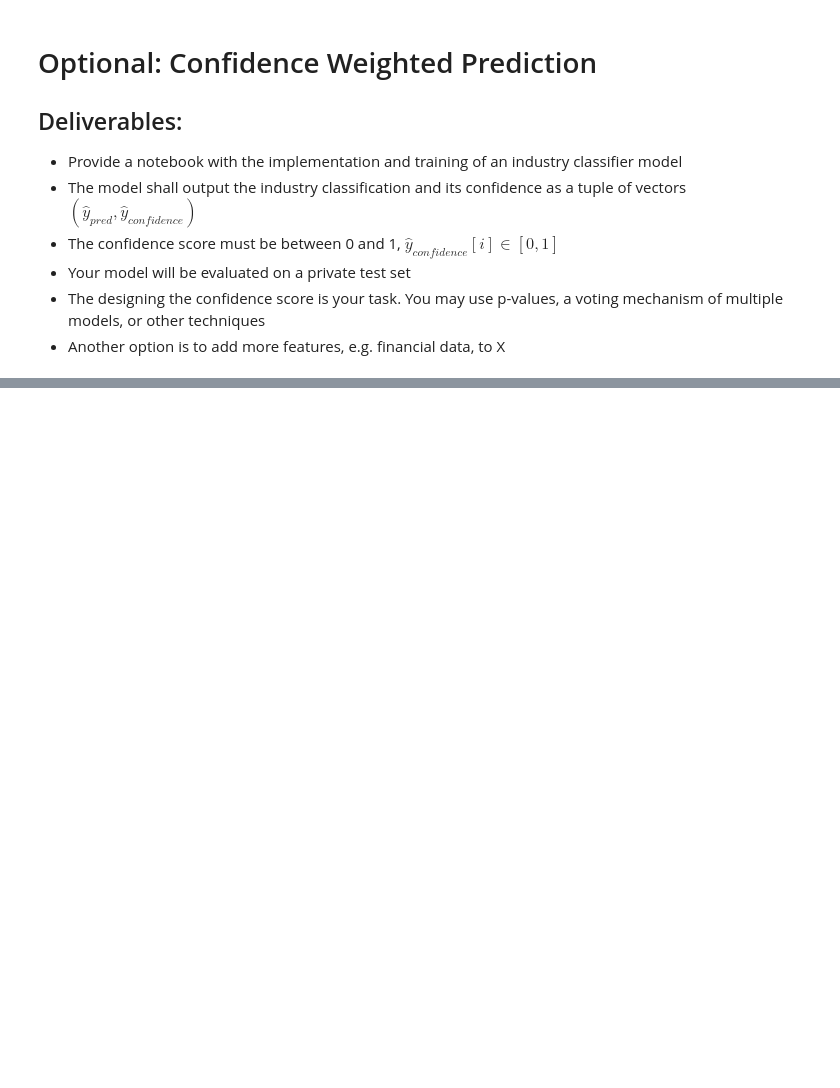
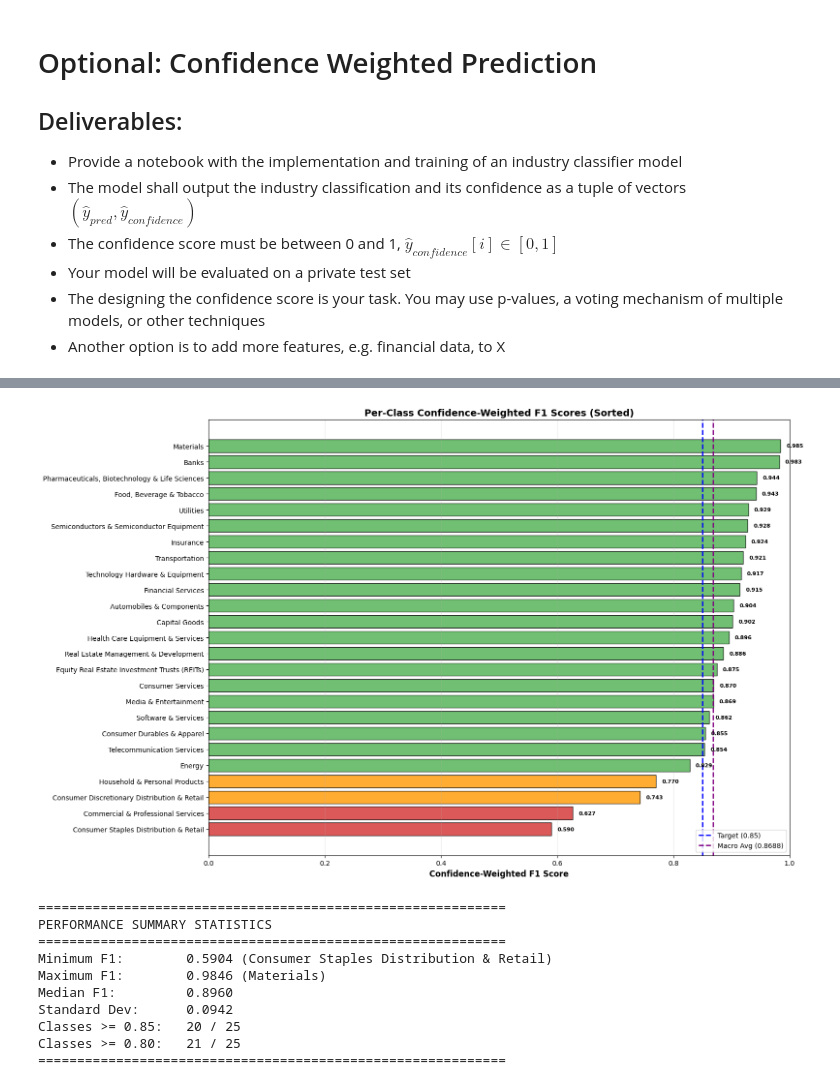
Before and after one commit to DaryaTereshchenko/FDS-Practicals, a Jupyter notebook: code_skeleton_industry_classification.ipynb, the cells around one changed output, grey strips where cells are left out. Drawn from its saved outputs; the diff is of its cells as text; code cells hidden in the pictures; blank space fills up the shorter version.

```diff
--- a/code_skeleton_industry_classification.ipynb
+++ b/code_skeleton_industry_classification.ipynb
@@ -1050,10 +1011,10 @@ class HybridEnsembleClassifier:
 # %%
 def run_complete_pipeline(df_train, df_val, df_financial, label_encoder):
     """
-    Complete end-to-end pipeline with industry-aware preprocessing
+    Speed-optimized pipeline
     """
     print("\n" + "="*60)
-    print("STARTING ENHANCED PIPELINE WITH INDUSTRY-AWARE IMPUTATION")
+    print("STARTING SPEED-OPTIMIZED PIPELINE")
     print("="*60 + "\n")
 
     # Step 1: Merge datasets
@@ -1104,9 +1065,9 @@ def run_complete_pipeline(df_train, df_val, df_financial, label_encoder):
         df_val_with_financial['business_description_embedding'].apply(ast.literal_eval).tolist()
     )
 
-    # Step 4: Dimensionality reduction
+    # Step 4: dimensionality reduction
     print("\n[Step 4/6] Applying PCA for dimensionality reduction...")
-    pca = PCA(n_components=0.97, random_state=42)
+    pca = PCA(n_components=0.97, random_state=42)  # Reduced from 0.985 (much faster!)
     X_train_embed_reduced = pca.fit_transform(X_train_embeddings)
     X_val_embed_reduced = pca.transform(X_val_embeddings)
     print(f"  Reduced embeddings from {X_train_embeddings.shape[1]} to {X_train_embed_reduced.shape[1]} dimensions")
@@ -1122,12 +1083,12 @@ def run_complete_pipeline(df_train, df_val, df_financial, label_encoder):
     y_val_filtered = y_val_industries
     n_classes = len(label_encoder.classes_)
 
-    # Step 6: Train ensemble
-    print(f"\n[Step 6/6] Training enhanced ensemble classifier ({n_classes} classes)...")
+    # Step 6: ensemble with optimized weights
+    print(f"\n[Step 6/6] Training speed-optimized ensemble ({n_classes} classes)...")
     ensemble = HybridEnsembleClassifier(
         n_classes=n_classes,
-        embedding_weight=0.50,
-        financial_weight=0.25
+        embedding_weight=0.52,
+        financial_weight=0.33
     )
 
     ensemble.fit(
@@ -1189,6 +1150,7 @@ print("CONFIDENCE-WEIGHTED F1 SCORES (Per Class)")
 print("="*60)
 
 f1_scores_per_class = []
+class_names = []
 
 for cls_idx in range(len(label_encoder.classes_)):
     # Convert to binary classification for this class
@@ -1198,10 +1160,11 @@ for cls_idx in range(len(label_encoder.classes_)):
     # Compute confidence-weighted F1
     f1_conf = confidence_weighted_f1(y_true_binary, y_pred_binary, y_val_conf)
     f1_scores_per_class.append(f1_conf)
+    class_names.append(label_encoder.classes_[cls_idx])
 
     print(f"{label_encoder.classes_[cls_idx]:<40} {f1_conf:.4f}")
 
-# Compute macro average (this is the key metric)
+# Compute macro average
 macro_conf_weighted_f1 = np.mean(f1_scores_per_class)
 
 print("\n" + "="*60)
@@ -1233,0 +1201,58 @@ MACRO CONFIDENCE-WEIGHTED F1             0.8129
+# %%
+
+plt.figure(figsize=(16, 10))
+
+# Sort classes by F1 score
+sorted_indices = np.argsort(f1_scores_per_class)
+sorted_classes = [class_names[i] for i in sorted_indices]
+sorted_scores = [f1_scores_per_class[i] for i in sorted_indices]
+
+# Color coding: red for <0.70, orange for 0.70-0.80, green for >0.80
+colors = ['#d32f2f' if score < 0.70 else '#ff9800' if score < 0.80 else '#4caf50'
+          for score in sorted_scores]
+
+# Create horizontal bar chart
+bars = plt.barh(range(len(sorted_classes)), sorted_scores, color=colors, alpha=0.8, edgecolor='black')
+plt.yticks(range(len(sorted_classes)), sorted_classes, fontsize=10)
+plt.xlabel('Confidence-Weighted F1 Score', fontsize=12, fontweight='bold')
+plt.title('Per-Class Confidence-Weighted F1 Scores (Sorted)', fontsize=14, fontweight='bold')
+plt.axvline(x=0.85, color='blue', linestyle='--', linewidth=2, label='Target (0.85)')
+plt.axvline(x=macro_conf_weighted_f1, color='purple', linestyle='--', linewidth=2,
+            label=f'Macro Avg ({macro_conf_weighted_f1:.4f})')
+plt.grid(axis='x', alpha=0.3)
+plt.xlim(0, 1)
+
+# Add score labels on bars
+for i, (bar, score) in enumerate(zip(bars, sorted_scores)):
+    width = bar.get_width()
+    plt.text(width + 0.01, bar.get_y() + bar.get_height()/2,
+             f'{score:.3f}', va='center', fontsize=8, fontweight='bold')
+
+# Add legend
+plt.legend(loc='lower right', fontsize=10)
+plt.tight_layout()
+plt.show()
+
+# Print summary statistics
+print("\n" + "="*60)
+print("PERFORMANCE SUMMARY STATISTICS")
+print("="*60)
+print(f"Minimum F1:        {min(f1_scores_per_class):.4f} ({class_names[np.argmin(f1_scores_per_class)]})")
+print(f"Maximum F1:        {max(f1_scores_per_class):.4f} ({class_names[np.argmax(f1_scores_per_class)]})")
+print(f"Median F1:         {np.median(f1_scores_per_class):.4f}")
+print(f"Standard Dev:      {np.std(f1_scores_per_class):.4f}")
+print(f"Classes >= 0.85:   {sum(1 for s in f1_scores_per_class if s >= 0.85)} / {len(f1_scores_per_class)}")
+print(f"Classes >= 0.80:   {sum(1 for s in f1_scores_per_class if s >= 0.80)} / {len(f1_scores_per_class)}")
+print("="*60)
+# %% [output]
+[figure, added]
+============================================================
+PERFORMANCE SUMMARY STATISTICS
+============================================================
+Minimum F1:        0.5904 (Consumer Staples Distribution & Retail)
+Maximum F1:        0.9846 (Materials)
+Median F1:         0.8960
+Standard Dev:      0.0942
+Classes >= 0.85:   20 / 25
+Classes >= 0.80:   21 / 25
+============================================================
```
Also changed, not shown: parts of 8 cells of this notebook.
